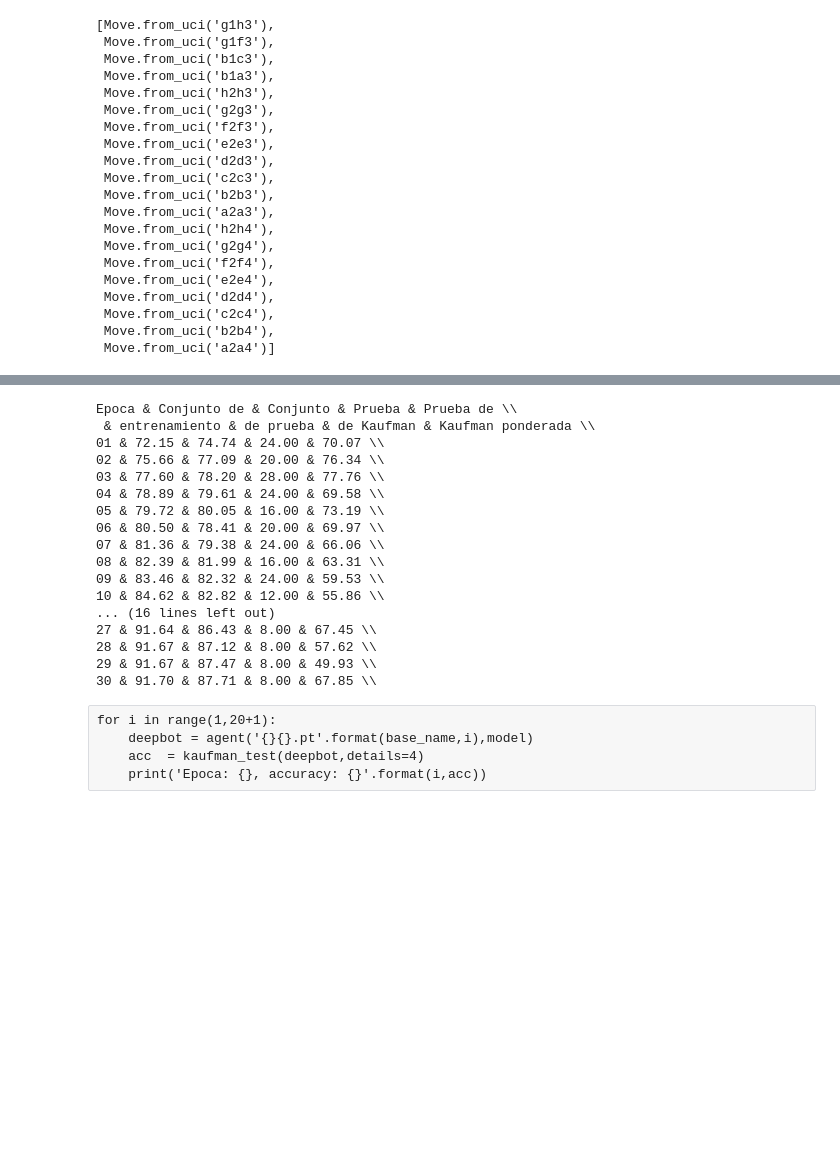
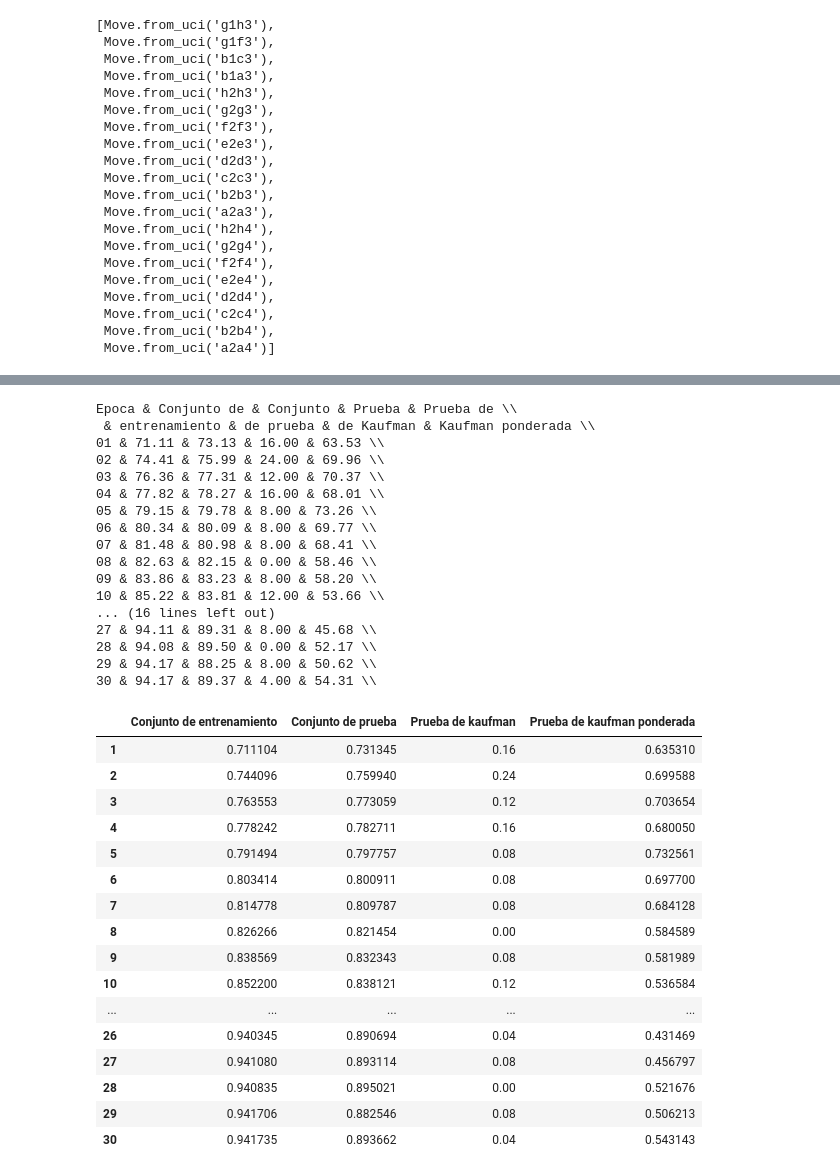
Before and after one commit to HectorJuarezL/chesslab-old, a Jupyter notebook: examples/AgentTestTorch.ipynb, the cells around one changed output, grey strips where cells are left out. Cells and saved outputs as stored; diff of their text form; code cells hidden in the pictures; blank space fills up the shorter version.

```diff
--- a/examples/AgentTestTorch.ipynb
+++ b/examples/AgentTestTorch.ipynb
@@ -304,7 +191,0 @@ Epoca: 30, accuracy: 0.08
-# %%
-valuable_acc = np.zeros(30)
-for i in range(1,30+1):
-    deepbot = agent('{}{}.pt'.format(base_name,i),model)
-    acc  = kaufman_test(deepbot,details=3)
-    valuable_acc[i-1]=acc
-    print('Epoca: {}, accuracy: {}'.format(i,acc))
@@ -358,28 +219,42 @@ plt.show()
 # %%
 print('Epoca & Conjunto de & Conjunto & Prueba & Prueba de \\\\')
 print(' & entrenamiento & de prueba & de Kaufman & Kaufman ponderada \\\\')
 for i in range(30):
-    print('{:02d} & {:.2f} & {:.2f} & {:.2f} & {:.2f} \\\\'.format(i+1,100*train_acc_model[i],100*test_acc_model[i],100*exact_acc[i],100*valuable_acc[i]))
+    print('{:02d} & {:.2f} & {:.2f} & {:.2f} & {:.2f} \\\\'.format(i+1,100*train_acc_model[i],100*test_acc_model[i],100*exact_acc[i],100*weighted_acc[i]))
+data = np.stack((train_acc_model,test_acc_model,exact_acc,weighted_acc),axis=1)
+pd.DataFrame(data,index=x,columns=["Conjunto de entrenamiento","Conjunto de prueba","Prueba de kaufman","Prueba de kaufman ponderada"])
 # %% [output]
 Epoca & Conjunto de & Conjunto & Prueba & Prueba de \\
  & entrenamiento & de prueba & de Kaufman & Kaufman ponderada \\
-01 & 72.15 & 74.74 & 24.00 & 70.07 \\
-02 & 75.66 & 77.09 & 20.00 & 76.34 \\
-03 & 77.60 & 78.20 & 28.00 & 77.76 \\
-04 & 78.89 & 79.61 & 24.00 & 69.58 \\
-05 & 79.72 & 80.05 & 16.00 & 73.19 \\
-06 & 80.50 & 78.41 & 20.00 & 69.97 \\
-07 & 81.36 & 79.38 & 24.00 & 66.06 \\
-08 & 82.39 & 81.99 & 16.00 & 63.31 \\
-09 & 83.46 & 82.32 & 24.00 & 59.53 \\
-10 & 84.62 & 82.82 & 12.00 & 55.86 \\
+01 & 71.11 & 73.13 & 16.00 & 63.53 \\
+02 & 74.41 & 75.99 & 24.00 & 69.96 \\
+03 & 76.36 & 77.31 & 12.00 & 70.37 \\
+04 & 77.82 & 78.27 & 16.00 & 68.01 \\
+05 & 79.15 & 79.78 & 8.00 & 73.26 \\
+06 & 80.34 & 80.09 & 8.00 & 69.77 \\
+07 & 81.48 & 80.98 & 8.00 & 68.41 \\
+08 & 82.63 & 82.15 & 0.00 & 58.46 \\
+09 & 83.86 & 83.23 & 8.00 & 58.20 \\
+10 & 85.22 & 83.81 & 12.00 & 53.66 \\
 ... (16 lines left out)
-27 & 91.64 & 86.43 & 8.00 & 67.45 \\
-28 & 91.67 & 87.12 & 8.00 & 57.62 \\
-29 & 91.67 & 87.47 & 8.00 & 49.93 \\
-30 & 91.70 & 87.71 & 8.00 & 67.85 \\
+27 & 94.11 & 89.31 & 8.00 & 45.68 \\
+28 & 94.08 & 89.50 & 0.00 & 52.17 \\
+29 & 94.17 & 88.25 & 8.00 & 50.62 \\
+30 & 94.17 & 89.37 & 4.00 & 54.31 \\
+|  | Conjunto de entrenamiento | Conjunto de prueba | Prueba de kaufman | Prueba de kaufman ponderada |
+| 1 | 0.711104 | 0.731345 | 0.16 | 0.635310 |
+| 2 | 0.744096 | 0.759940 | 0.24 | 0.699588 |
+| 3 | 0.763553 | 0.773059 | 0.12 | 0.703654 |
+| 4 | 0.778242 | 0.782711 | 0.16 | 0.680050 |
+| 5 | 0.791494 | 0.797757 | 0.08 | 0.732561 |
+| 6 | 0.803414 | 0.800911 | 0.08 | 0.697700 |
+| 7 | 0.814778 | 0.809787 | 0.08 | 0.684128 |
+| 8 | 0.826266 | 0.821454 | 0.00 | 0.584589 |
+| 9 | 0.838569 | 0.832343 | 0.08 | 0.581989 |
+| 10 | 0.852200 | 0.838121 | 0.12 | 0.536584 |
+| ... | ... | ... | ... | ... |
+| 26 | 0.940345 | 0.890694 | 0.04 | 0.431469 |
+| 27 | 0.941080 | 0.893114 | 0.08 | 0.456797 |
+| 28 | 0.940835 | 0.895021 | 0.00 | 0.521676 |
+| 29 | 0.941706 | 0.882546 | 0.08 | 0.506213 |
+| 30 | 0.941735 | 0.893662 | 0.04 | 0.543143 |
-# %% [raw]
-for i in range(1,20+1):
-    deepbot = agent('{}{}.pt'.format(base_name,i),model)
-    acc  = kaufman_test(deepbot,details=4)
-    print('Epoca: {}, accuracy: {}'.format(i,acc))
```
Also changed, not shown: parts of 17 cells of this notebook, 8 other files.
